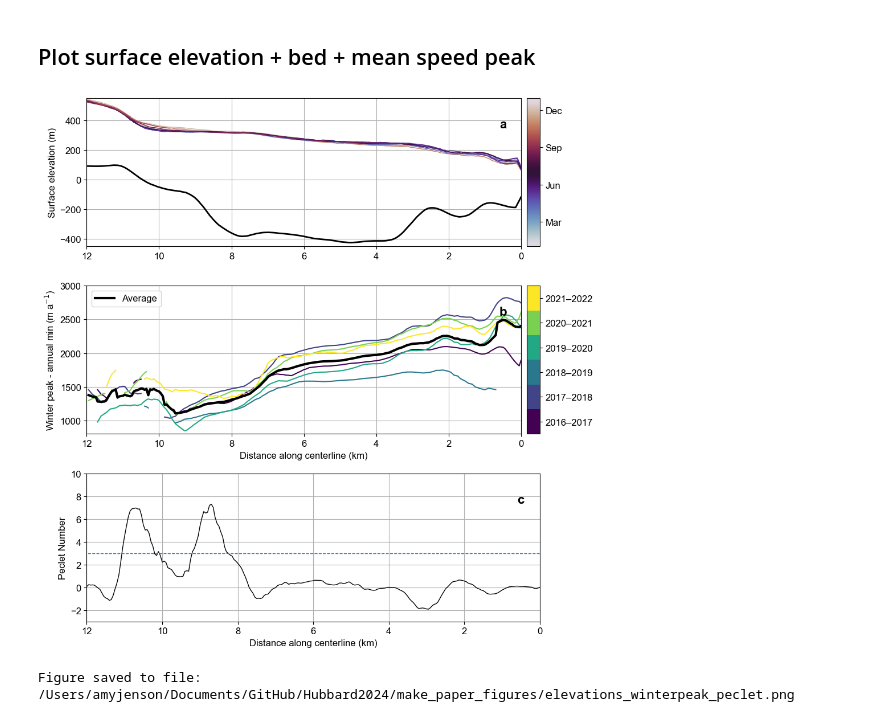
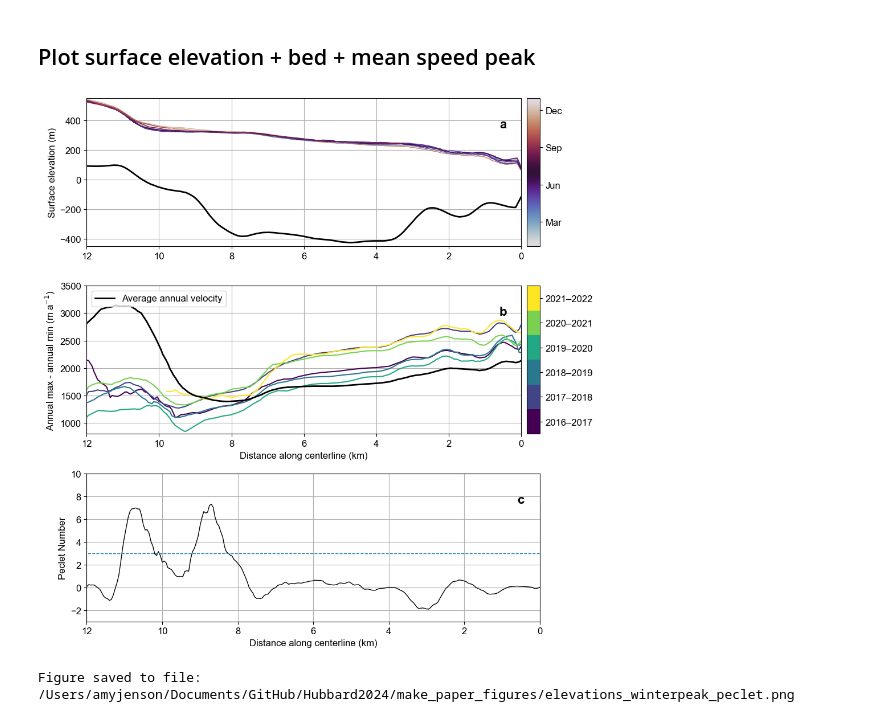
Before and after one commit to pohlan/Hubbard2024, a Jupyter notebook: make_paper_figures/surface_thickness_strength.ipynb, the cells around one changed output. Cells and saved outputs as stored; diff of their text form; code cells hidden in the pictures.

```diff
--- a/make_paper_figures/surface_thickness_strength.ipynb
+++ b/make_paper_figures/surface_thickness_strength.ipynb
@@ -74,7 +74,7 @@ Copied from Amy's `double_peak_strength` notebook
 # %%
 # -----Calculate summer and winter speed speaks
 # Load velocity
-ds_fn = os.path.join(data_path, 'Hubbard_S1.nc')
+ds_fn = os.path.join(data_path, 'data', 'Hubbard_S1.nc')
 ds = xr.load_dataset(ds_fn)
 ds["v"] = np.sqrt(ds.vx**2 + ds.vy**2).fillna(0)
 ds["month"] = ds.time.dt.month
@@ -204,12 +259,14 @@ colors=[]
 for i, year in enumerate(years[0:]):
     colors.append(cmap(i/(len(years)-1)))
     ax[1].plot(np.divide(cl_dist, 1e3), strengths_cl[year], '-', color=colors[i])
-ax[1].plot(np.divide(cl_dist, 1e3), strengths_cl.mean(axis=1), '-k', linewidth=lw+2, label='Average')
+ax[1].plot(np.divide(cl_dist, 1e3), avgs_cl.mean(axis=1), '-k', linewidth=lw+1, label='Average annual velocity')
+#ax[1].plot(np.divide(cl_dist, 1e3), avgs_mean, '-k', linewidth=lw+1, label='Average annual velocity')
 ax[1].legend(loc='upper left')
 ax[1].set_xlim(xlim)
-ax[1].set_ylim([800, 3000])
+ax[1].set_ylim([800, 3500])
 ax[1].set_xlabel('Distance along centerline (km)')
-ax[1].set_ylabel('Winter peak - annual min (m a$^{-1}$)')
+ax[1].set_ylabel('Annual max - annual min (m a$^{-1}$)')
+#ax[1].set_ylabel('Winter peak - annual min (m a$^{-1}$)')
 # Plot colorbar
 listed_cmap = matplotlib.colors.ListedColormap(colors)
 bounds = np.arange(len(colors) + 1)
@@ -222,32 +279,32 @@ cbar.ax.set_yticklabels([f'{year}–{year+1}' for year in years[0:]])  # Customi
 cbar.ax.tick_params(which='minor', length=0)
 
 ### c) Peclet number
 dbdx = np.gradient(bed_cl_smooth, cl_dist)
 H_smooth = surf - bed_cl_smooth
 Pe = 2 * dbdx/H_smooth * cl_dist
 ax[2].plot(np.divide(cl_dist, 1e3), Pe , '-k', linewidth=lw, label='Pe')
 ax[2].plot(np.divide(cl_dist, 1e3), np.ones(len(cl_dist))*3 , '--', linewidth=lw, label='Pe')
 ax[2].set_xlim(xlim)
 ax[2].set_ylim([-3,10])
 ax[2].set_xlabel('Distance along centerline (km)')
 ax[2].set_ylabel('Peclet Number')
 
 ### Add panel labels, adjust axes
 labels = ['a', 'b', 'c']
 for i, axis in enumerate(ax):
     axis.text((axis.get_xlim()[1] - axis.get_xlim()[0]) * 0.95 + axis.get_xlim()[0],
               (axis.get_ylim()[1] - axis.get_ylim()[0]) * 0.8 + axis.get_ylim()[0],
               labels[i], fontweight='bold', fontsize=fontsize+4)
     axis.grid(True)
     # axis.axvline(weak_dist, color='k', linestyle='--', linewidth=1)
 
 fig.tight_layout()
 plt.show()
 
 # Save figure
 fig_fn = os.path.join(figures_out_path, 'elevations_winterpeak_peclet.png')
 fig.savefig(fig_fn, dpi=300, bbox_inches='tight')
 print('Figure saved to file:', fig_fn)
 # %% [output]
-[figure, old version]
+[figure, new version]
 Figure saved to file: /Users/amyjenson/Documents/GitHub/Hubbard2024/make_paper_figures/elevations_winterpeak_peclet.png
```
Also changed, not shown: parts of 2 cells of this notebook, 8 other files.
